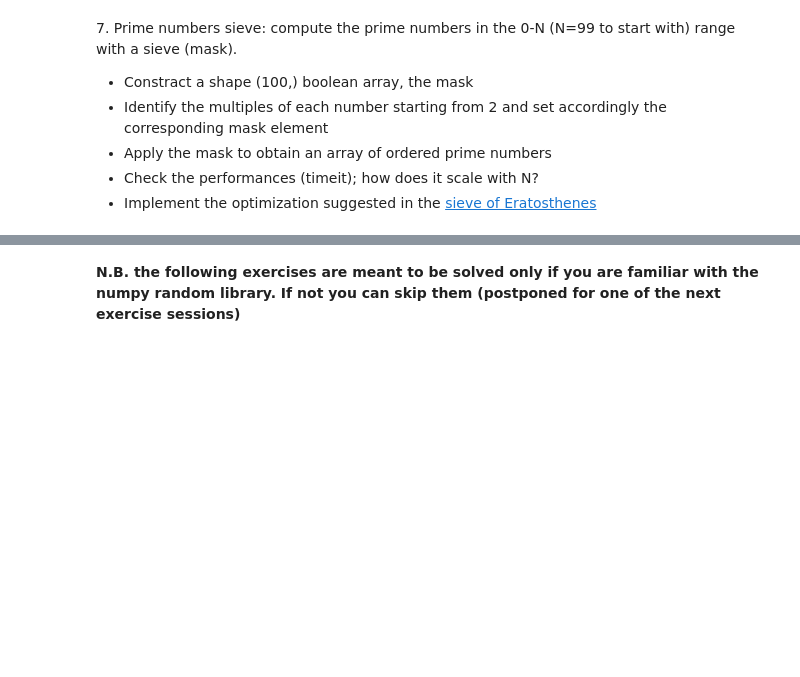
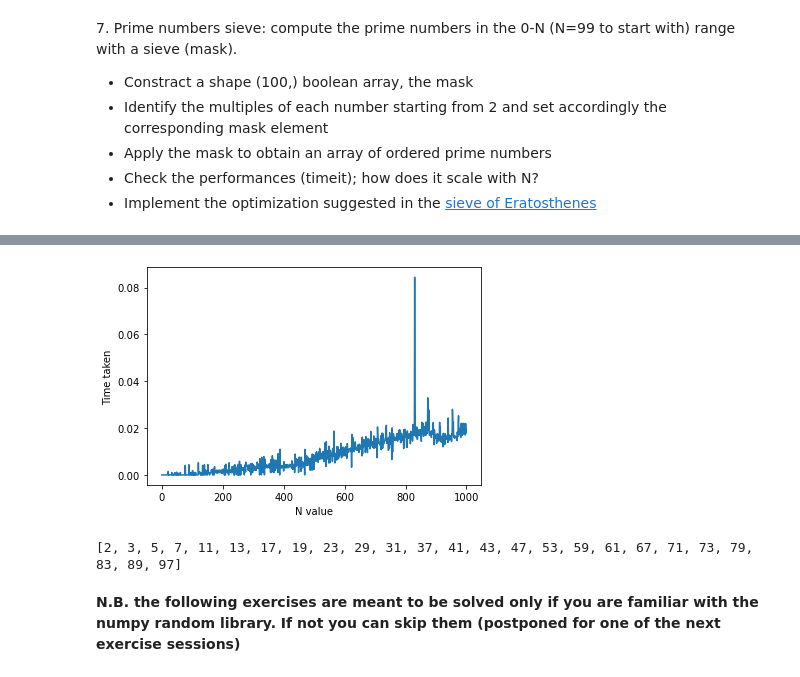
Before and after one commit to JelinR/LaboratoryOfComputationalPhysics_Y5, a Jupyter notebook: 04ex_Numpy.ipynb, the cells around one changed output, grey strips where cells are left out. Saved outputs shown, nothing was run; the diff lists cells and outputs as text; code cells hidden in the pictures; blank space fills up the shorter version.

```diff
--- a/04ex_Numpy.ipynb
+++ b/04ex_Numpy.ipynb
@@ -239,20 +239,38 @@ print(dist_grid_miles)
   * Check the performances (timeit); how does it scale with N?
   * Implement the optimization suggested in the [sieve of Eratosthenes](https://en.wikipedia.org/wiki/Sieve_of_Eratosthenes)
 # %%
-N = 100
+import time
+import matplotlib.pyplot as plt
 
-nums = np.arange(N).reshape((1, N))
-bool_mask = np.ones((1, N), dtype=bool)
+def find_primes(N):
+    nums = np.arange(N).reshape((1, N))
+    bool_mask = np.ones((1, N), dtype=bool)
 
-for count, num in enumerate(nums[0]):
-    for possible_mult in nums[0][2:count]:
-        if possible_mult == num: continue
-        if num % possible_mult == 0:
-            bool_mask[0][count] = False
-            break
+    for count, num in enumerate(nums[0]):
+        for possible_mult in nums[0][2:count]:
+            if possible_mult == num: continue
+            if num % possible_mult == 0:
+                bool_mask[0][count] = False
+                break
 
-primes = nums[bool_mask]
-print(primes)
+    primes = nums[bool_mask]
+    return primes
+
+print(find_primes(100))
+%timeit find_primes(1000)
+
+times = []
+for N in range(1000):
+    initial = time.time()
+    find_primes(N)
+    final = time.time()
+    times.append(final-initial)
+
+xvals = [x for x in range(1000)]
+plt.plot(xvals, times)
+plt.xlabel('N value')
+plt.ylabel('Time taken')
+plt.show()
 # %% [output]
 [ 0  1  2  3  5  7 11 13 17 19 23 29 31 37 41 43 47 53 59 61 67 71 73 79
  83 89 97]
@@ -259,3 +278,18 @@ print(primes)
+[figure, added]
+# %%
+#Erastothenes method
+N = 100
+nums = [x for x in range(2, N)]
+
+p = 2
+while p != nums[-1]:
+    for num in nums:
+        if num == p: continue
+        if num % p == 0: nums.remove(num)
+    p = nums[nums.index(p) + 1]
+print(nums)
+# %% [output]
+[2, 3, 5, 7, 11, 13, 17, 19, 23, 29, 31, 37, 41, 43, 47, 53, 59, 61, 67, 71, 73, 79, 83, 89, 97]
 # %% [markdown]
 **N.B. the following exercises are meant to be solved only if you are familiar with the numpy random library. If not you can skip them (postponed for one of the next exercise sessions)**
 # %% [markdown]
```
Also changed, not shown: parts of 1 cell of this notebook.
